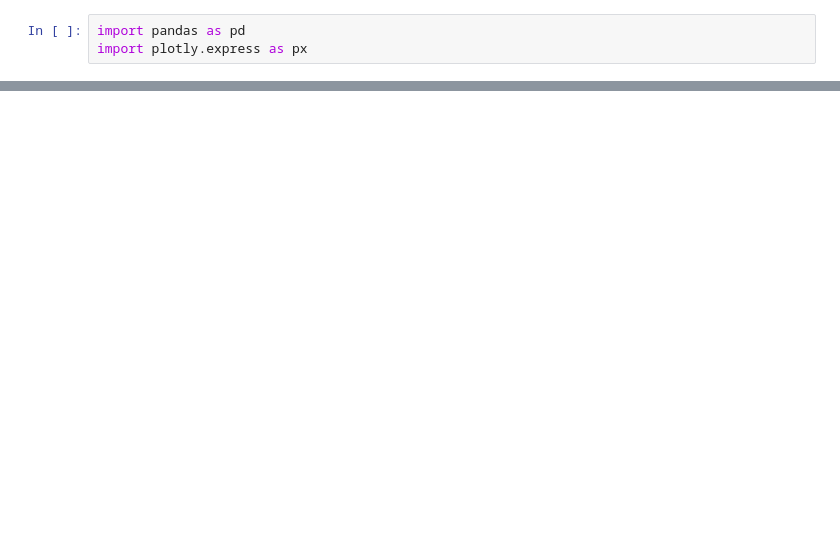
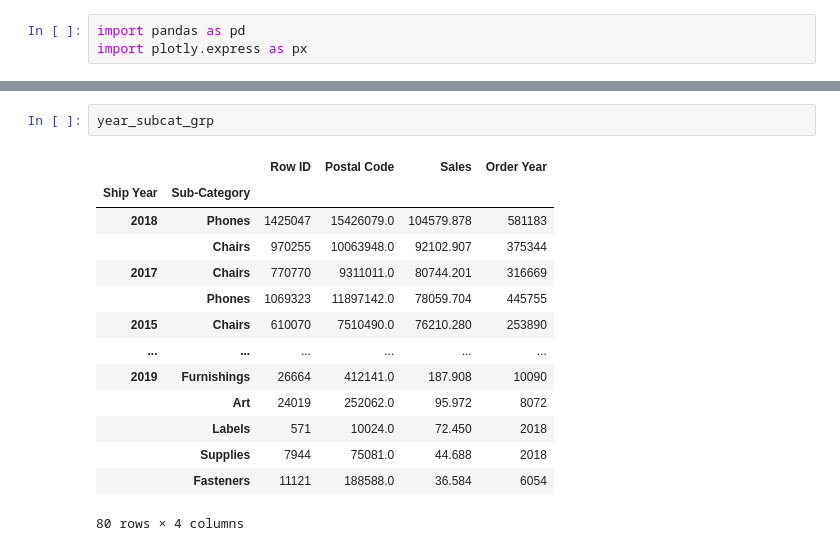
Before and after one commit to nguyenduchuy271197/covid-19-dashboard, a Jupyter notebook: 07-sales-dashboard/notebooks/notebook.ipynb, the cells around one changed output, grey strips where cells are left out. Cells and saved outputs as stored; diff of their text form; blank space fills up the shorter version.

```diff
--- a/07-sales-dashboard/notebooks/notebook.ipynb
+++ b/07-sales-dashboard/notebooks/notebook.ipynb
@@ -13,0 +156,17 @@ df.head()
+# %%
+year_subcat_grp
+# %% [output]
+|  |  | Row ID | Postal Code | Sales | Order Year |
+| Ship Year | Sub-Category |  |  |  |  |
+| 2018 | Phones | 1425047 | 15426079.0 | 104579.878 | 581183 |
+|  | Chairs | 970255 | 10063948.0 | 92102.907 | 375344 |
+| 2017 | Chairs | 770770 | 9311011.0 | 80744.201 | 316669 |
+|  | Phones | 1069323 | 11897142.0 | 78059.704 | 445755 |
+| 2015 | Chairs | 610070 | 7510490.0 | 76210.280 | 253890 |
+| ... | ... | ... | ... | ... | ... |
+| 2019 | Furnishings | 26664 | 412141.0 | 187.908 | 10090 |
+|  | Art | 24019 | 252062.0 | 95.972 | 8072 |
+|  | Labels | 571 | 10024.0 | 72.450 | 2018 |
+|  | Supplies | 7944 | 75081.0 | 44.688 | 2018 |
+|  | Fasteners | 11121 | 188588.0 | 36.584 | 6054 |
+80 rows × 4 columns
```
Also changed, not shown: parts of 18 cells of this notebook, 2 other files.
